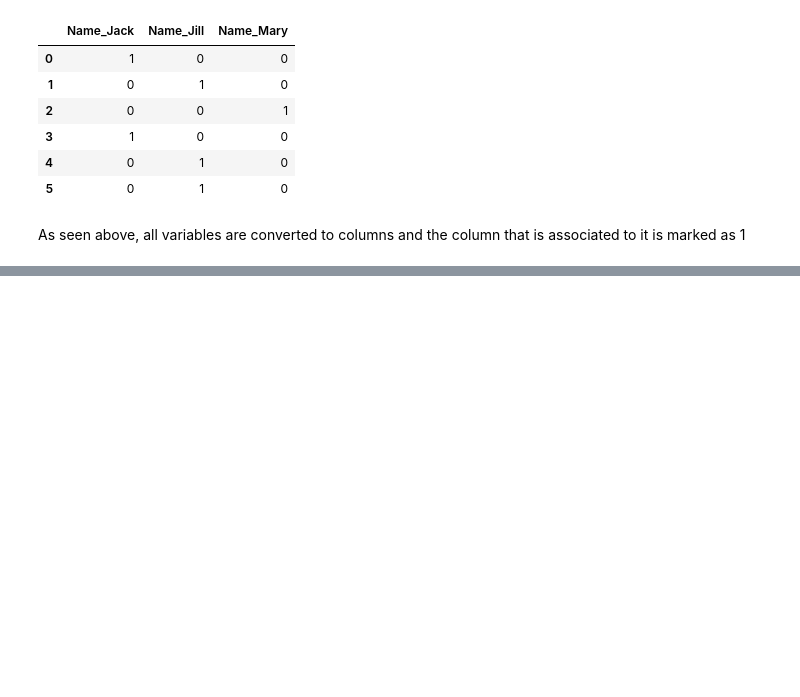
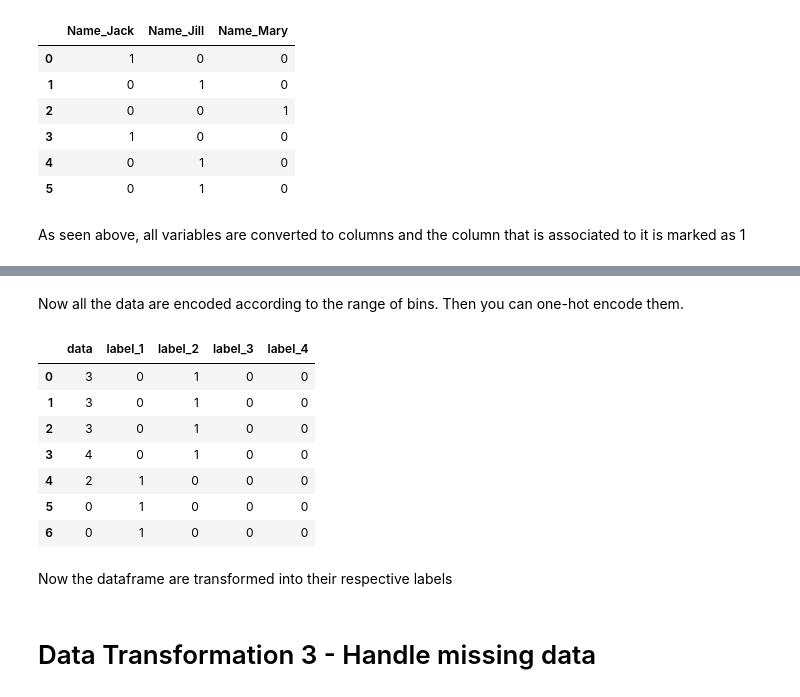
Before and after one commit to CertifaiAI/data-science-fundamentals, a Jupyter notebook: solution/02-0_Data Exploration and Data Transformation.ipynb, the cells around one changed output, grey strips where cells are left out. Drawn from its saved outputs; the diff is of its cells as text; code cells hidden in the pictures; blank space fills up the shorter version.

```diff
--- a/solution/02-0_Data Exploration and Data Transformation.ipynb
+++ b/solution/02-0_Data Exploration and Data Transformation.ipynb
@@ -346,0 +350,6 @@ As seen above, all variables are converted to columns and the column that is ass
+# %%
+# Generate 50 random numbers range 0 to 5
+
+a = np.random.randint(5, size=7)
+df = pd.DataFrame(a, columns=["data"])
+df
@@ -346,0 +365,6 @@ As seen above, all variables are converted to columns and the column that is ass
+# %%
+bins = [0, 2, 4, 6, 8]
+labels = ["label_1", "label_2", "label_3", "label_4"]
+
+df["encoded"] = pd.cut(df["data"], bins=bins, labels=labels, include_lowest=True)
+df
@@ -346,0 +380,19 @@ As seen above, all variables are converted to columns and the column that is ass
+# %% [markdown]
+Now all the data are encoded according to the range of bins. Then you can one-hot encode them.
+# %%
+df_one_hot = pd.get_dummies(df["encoded"])
+df = pd.concat([df["data"], df_one_hot], axis=1)
+df
+# %% [output]
+|  | data | label_1 | label_2 | label_3 | label_4 |
+| 0 | 3 | 0 | 1 | 0 | 0 |
+| 1 | 3 | 0 | 1 | 0 | 0 |
+| 2 | 3 | 0 | 1 | 0 | 0 |
+| 3 | 4 | 0 | 1 | 0 | 0 |
+| 4 | 2 | 1 | 0 | 0 | 0 |
+| 5 | 0 | 1 | 0 | 0 | 0 |
+| 6 | 0 | 1 | 0 | 0 | 0 |
+# %% [markdown]
+Now the dataframe are transformed into their respective labels
+# %% [markdown]
+# Data Transformation 3 - Handle missing data
```
Also changed, not shown: parts of 38 cells of this notebook, 3 other files.
